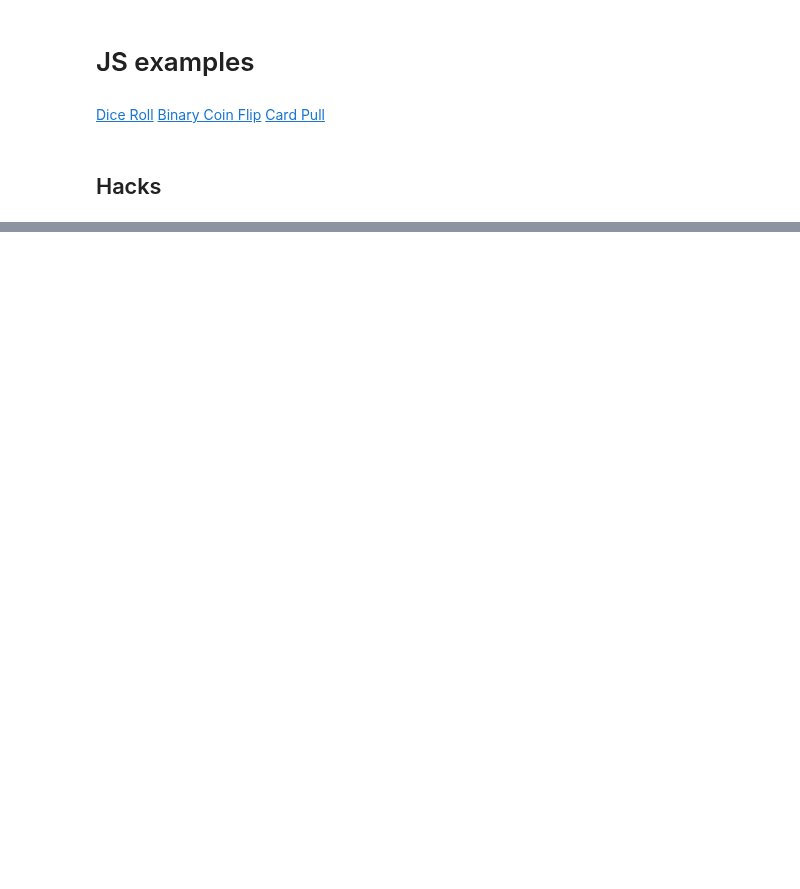
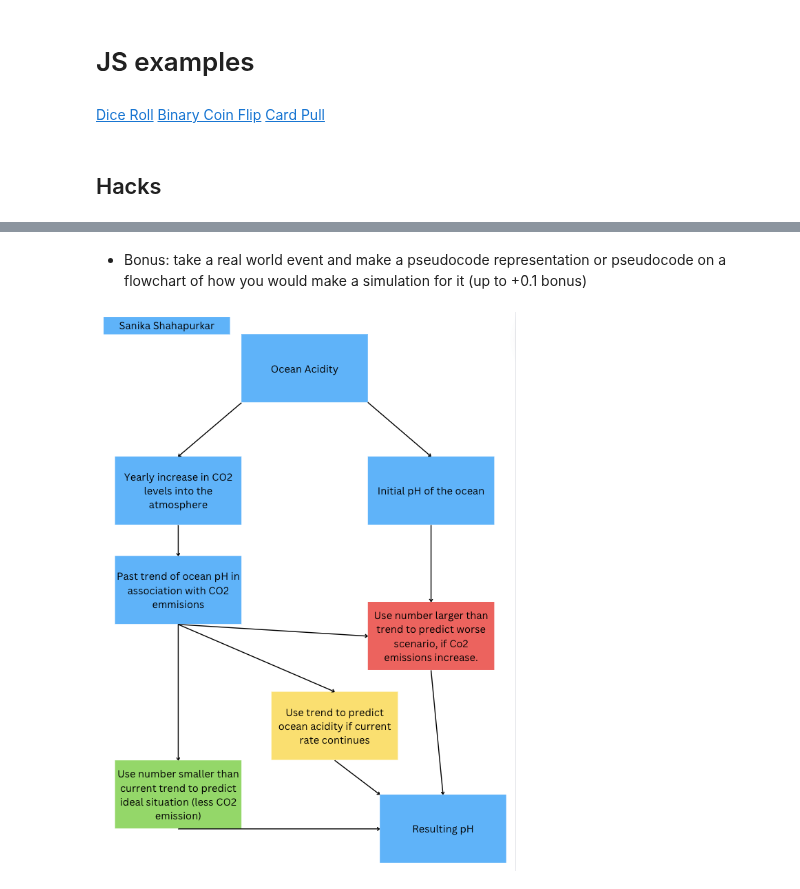
Before and after one commit to sanikasha/superFastPages, a Jupyter notebook: _notebooks/2023-04-25-P3M-Simulations.ipynb, the cells around one changed output, grey strips where cells are left out. Drawn from its saved outputs; the diff is of its cells as text; code cells hidden in the pictures; blank space fills up the shorter version.

```diff
--- a/_notebooks/2023-04-25-P3M-Simulations.ipynb
+++ b/_notebooks/2023-04-25-P3M-Simulations.ipynb
@@ -261,0 +349,8 @@ How does this simulation have bias?
+# %% [markdown]
+- Bonus: take a real world event and make a pseudocode representation or pseudocode on a flowchart of how you would make a simulation for it (up to +0.1 bonus)
+# %%
+from PIL import Image
+
+Image.open(r"images/oceanacid.png")
+# %% [output]
+[figure, added]
```
Also changed, not shown: parts of 15 cells of this notebook, 14 other files.
